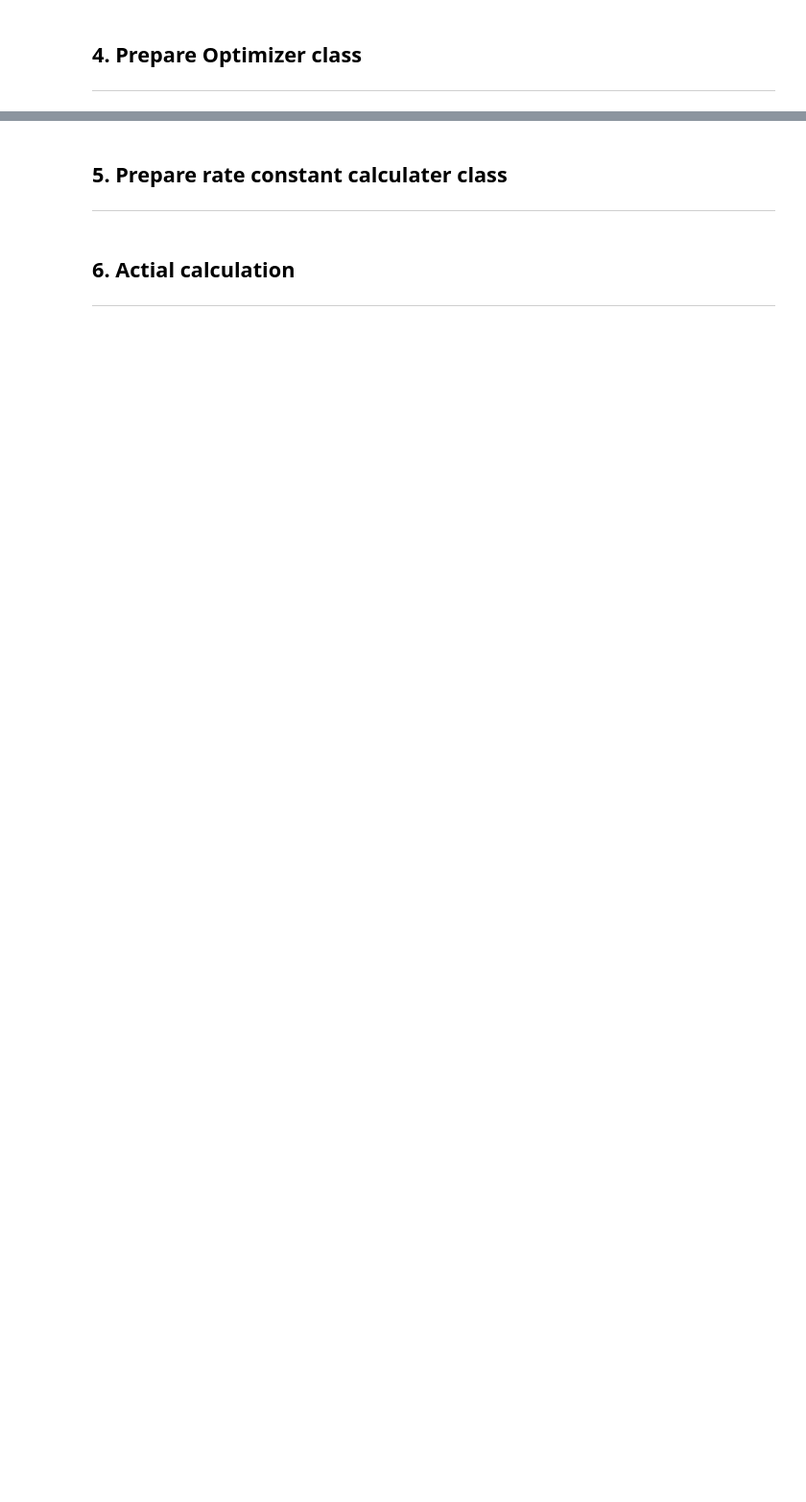
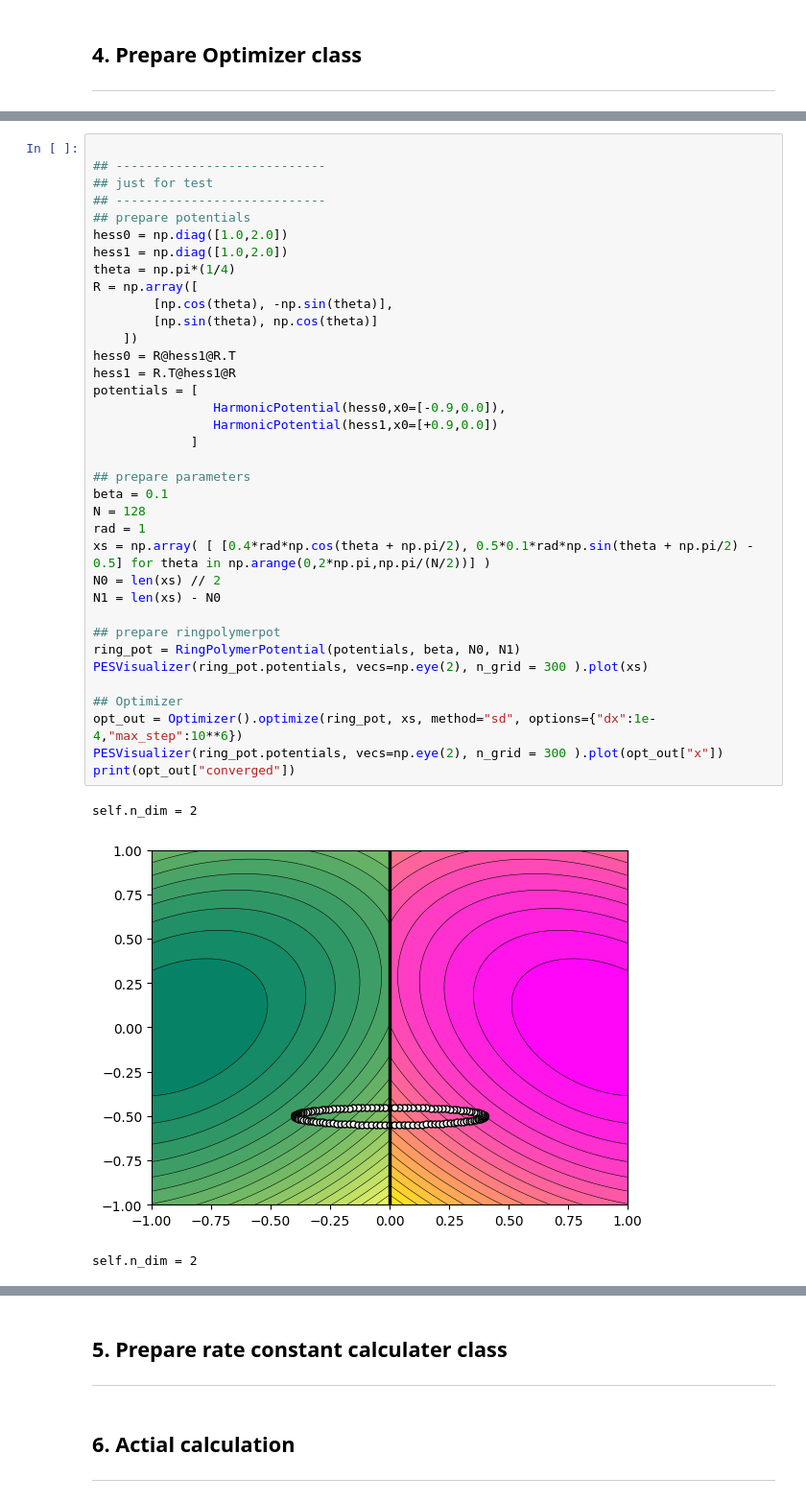
Before and after one commit to miyokawa1211/Introduction2Instanton, a Jupyter notebook: tito/golden_rule_instanton.ipynb, the cells around one changed output, grey strips where cells are left out. Shown at 96% size. Drawn from its saved outputs; the diff is of its cells as text; blank space fills up the shorter version.

```diff
--- a/tito/golden_rule_instanton.ipynb
+++ b/tito/golden_rule_instanton.ipynb
@@ -640,0 +754,40 @@ self.n_dim = 2
+# %%
+
+## ----------------------------
+## just for test
+## ----------------------------
+## prepare potentials
+hess0 = np.diag([1.0,2.0])
+hess1 = np.diag([1.0,2.0])
+theta = np.pi*(1/4)
+R = np.array([
+        [np.cos(theta), -np.sin(theta)],
+        [np.sin(theta), np.cos(theta)]
+    ])
+hess0 = R@hess1@R.T
+hess1 = R.T@hess1@R
+potentials = [
+                HarmonicPotential(hess0,x0=[-0.9,0.0]),
+                HarmonicPotential(hess1,x0=[+0.9,0.0])
+             ]
+
+## prepare parameters
+beta = 0.1
+N = 128
+rad = 1
+xs = np.array( [ [0.4*rad*np.cos(theta + np.pi/2), 0.5*0.1*rad*np.sin(theta + np.pi/2) - 0.5] for theta in np.arange(0,2*np.pi,np.pi/(N/2))] )
+N0 = len(xs) // 2
+N1 = len(xs) - N0
+
+## prepare ringpolymerpot
+ring_pot = RingPolymerPotential(potentials, beta, N0, N1)
+PESVisualizer(ring_pot.potentials, vecs=np.eye(2), n_grid = 300 ).plot(xs)
+
+## Optimizer
+opt_out = Optimizer().optimize(ring_pot, xs, method="sd", options={"dx":1e-4,"max_step":10**6})
+PESVisualizer(ring_pot.potentials, vecs=np.eye(2), n_grid = 300 ).plot(opt_out["x"])
+print(opt_out["converged"])
+# %% [output]
+self.n_dim = 2
+[figure, added]
+self.n_dim = 2
```
Also changed, not shown: parts of 24 cells of this notebook.
